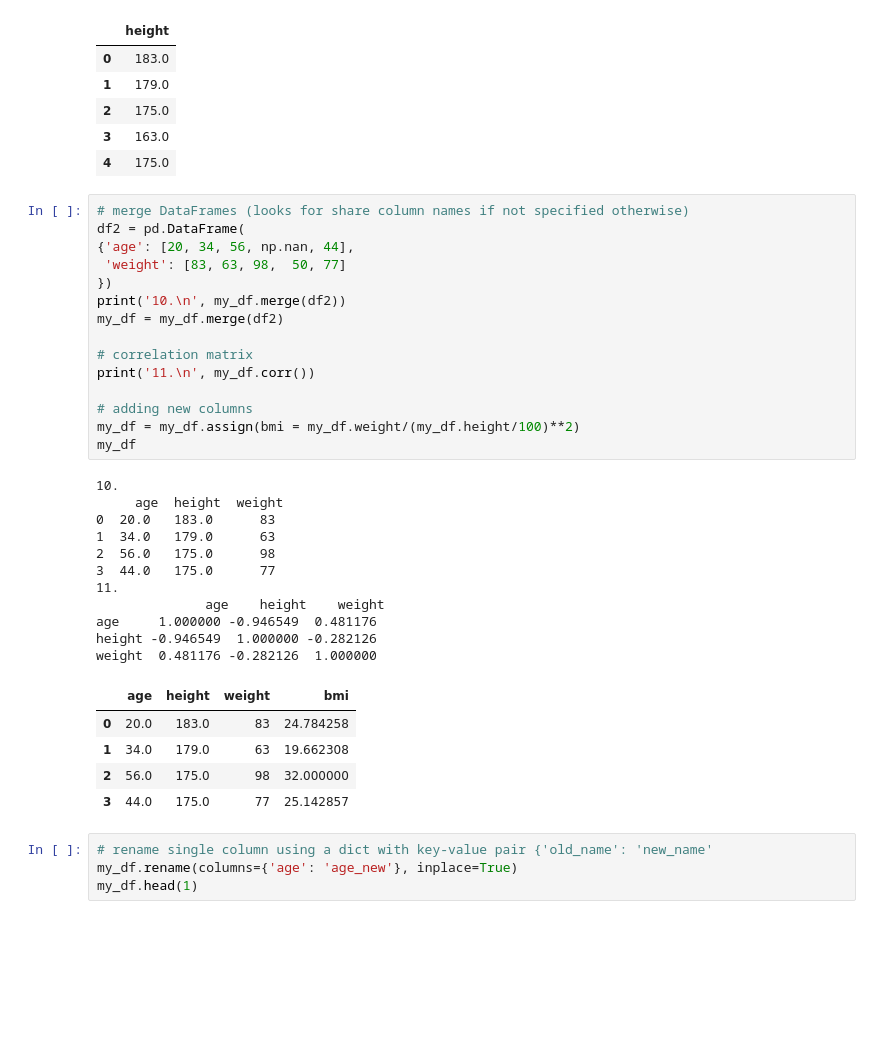
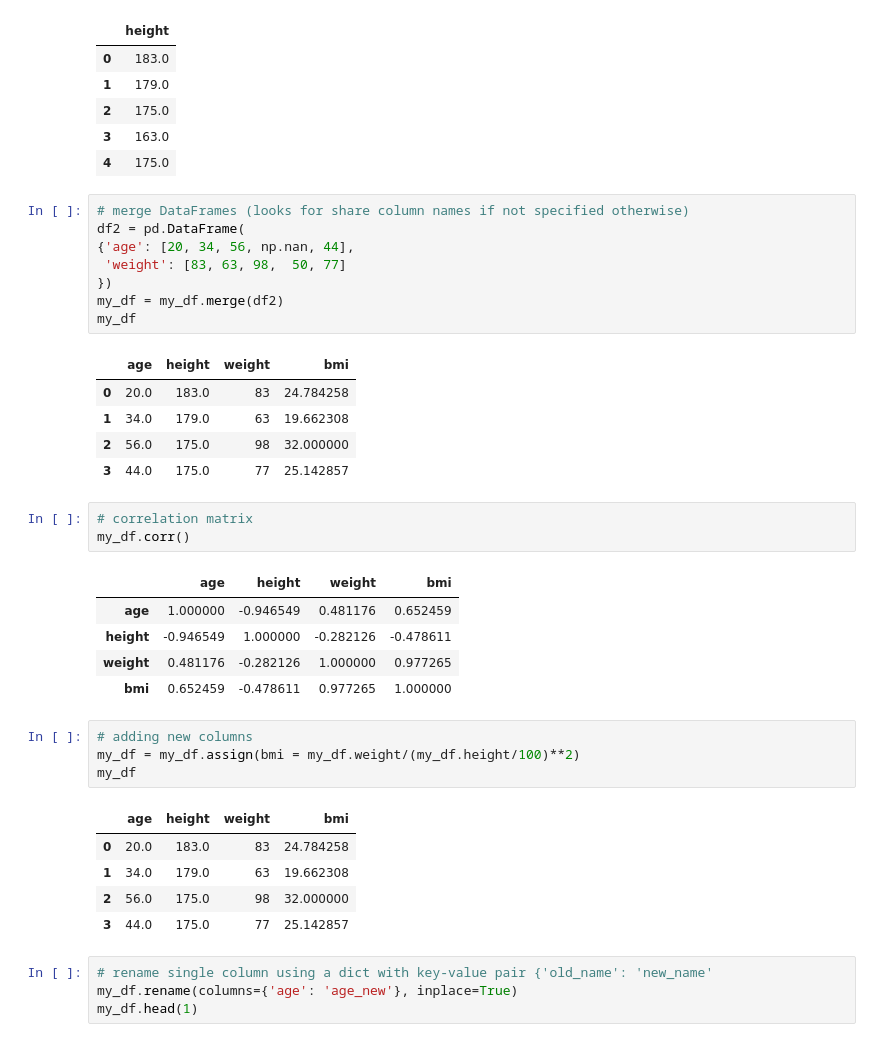
Before and after one commit to jnkng/reporting_python, a Jupyter notebook: _sources/04_data.ipynb, the cells around one changed output. Cells and saved outputs as stored; diff of their text form; blank space fills up the shorter version.

```diff
--- a/_sources/04_data.ipynb
+++ b/_sources/04_data.ipynb
@@ -162,32 +162,33 @@ df2 = pd.DataFrame(
 {'age': [20, 34, 56, np.nan, 44],
  'weight': [83, 63, 98,  50, 77]
 })
-print('10.\n', my_df.merge(df2))
 my_df = my_df.merge(df2)
-
-# correlation matrix
-print('11.\n', my_df.corr())
-
-# adding new columns
-my_df = my_df.assign(bmi = my_df.weight/(my_df.height/100)**2)
 my_df
 # %% [output]
-10.
-     age  height  weight
-0  20.0   183.0      83
-1  34.0   179.0      63
-2  56.0   175.0      98
-3  44.0   175.0      77
-11.
-              age    height    weight
-age     1.000000 -0.946549  0.481176
-height -0.946549  1.000000 -0.282126
-weight  0.481176 -0.282126  1.000000
 |  | age | height | weight | bmi |
 | 0 | 20.0 | 183.0 | 83 | 24.784258 |
 | 1 | 34.0 | 179.0 | 63 | 19.662308 |
 | 2 | 56.0 | 175.0 | 98 | 32.000000 |
 | 3 | 44.0 | 175.0 | 77 | 25.142857 |
+# %%
+# correlation matrix
+my_df.corr()
+# %% [output]
+|  | age | height | weight | bmi |
+| age | 1.000000 | -0.946549 | 0.481176 | 0.652459 |
+| height | -0.946549 | 1.000000 | -0.282126 | -0.478611 |
+| weight | 0.481176 | -0.282126 | 1.000000 | 0.977265 |
+| bmi | 0.652459 | -0.478611 | 0.977265 | 1.000000 |
+# %%
+# adding new columns
+my_df = my_df.assign(bmi = my_df.weight/(my_df.height/100)**2)
+my_df
+# %% [output]
+|  | age | height | weight | bmi |
+| 0 | 20.0 | 183.0 | 83 | 24.784258 |
+| 1 | 34.0 | 179.0 | 63 | 19.662308 |
+| 2 | 56.0 | 175.0 | 98 | 32.000000 |
+| 3 | 44.0 | 175.0 | 77 | 25.142857 |
 # %%
 # rename single column using a dict with key-value pair {'old_name': 'new_name'
 my_df.rename(columns={'age': 'age_new'}, inplace=True)
```
Also changed, not shown: 8 other files.
